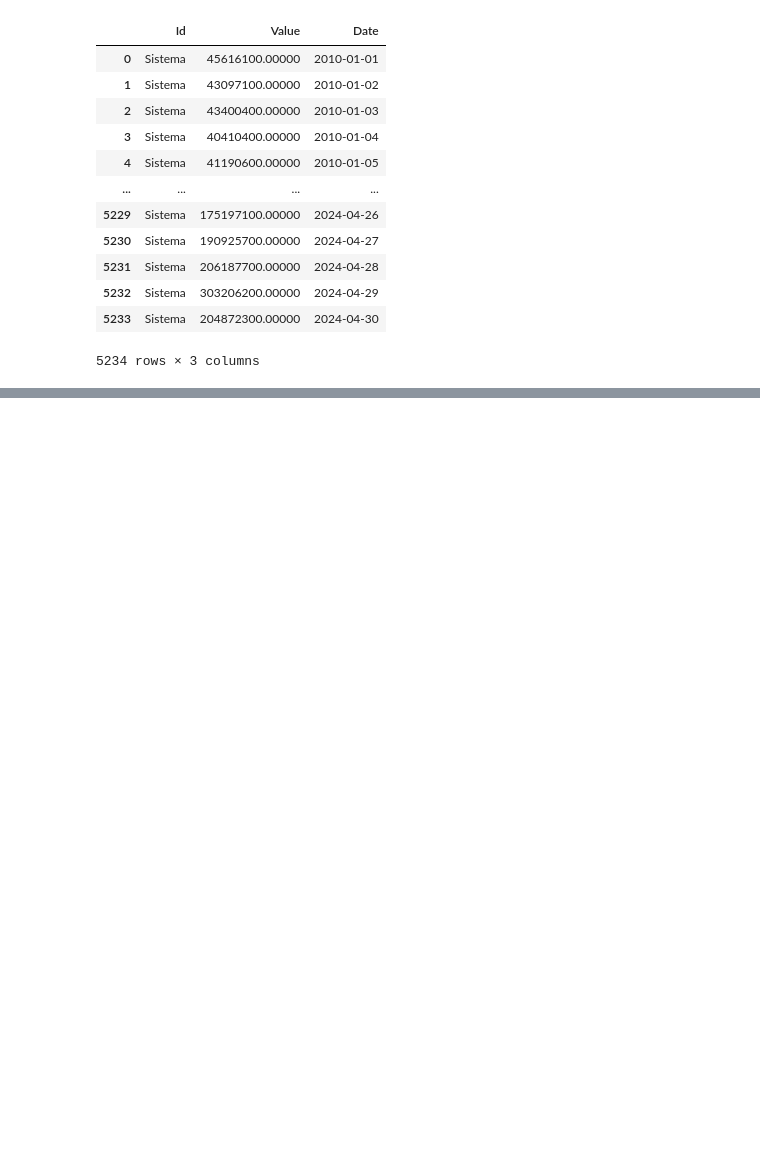
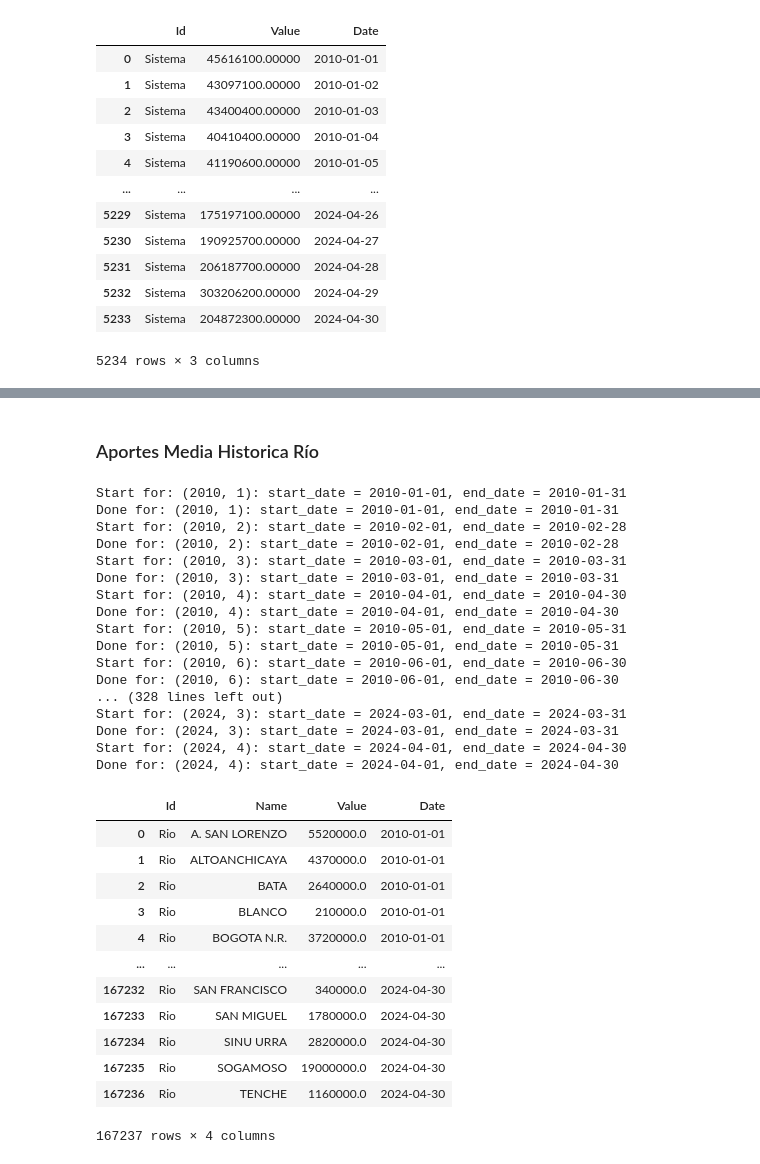
Before and after one commit to sistema-electrico-colombia/extraccion-datos-API, a Jupyter notebook: extraccion_datos_api_xm.ipynb, the cells around one changed output, grey strips where cells are left out. Drawn from its saved outputs; the diff is of its cells as text; code cells hidden in the pictures; blank space fills up the shorter version.

```diff
--- a/extraccion_datos_api_xm.ipynb
+++ b/extraccion_datos_api_xm.ipynb
@@ -642,0 +725,39 @@ df_aportes_energia_sistema.to_json('./data/aportes_energia_sistema.json', orient
+# %% [markdown]
+### Aportes Media Historica Río
+# %%
+date_dict = generate_date_dict(2010, 2024, 4)
+metric = "AporEnerMediHist"
+num_metric = 1
+df_aportes_energia_rio_media_historica = extract_metric(date_dict,metric,num_metric)
+df_aportes_energia_rio_media_historica
+# %% [output]
+Start for: (2010, 1): start_date = 2010-01-01, end_date = 2010-01-31
+Done for: (2010, 1): start_date = 2010-01-01, end_date = 2010-01-31
+Start for: (2010, 2): start_date = 2010-02-01, end_date = 2010-02-28
+Done for: (2010, 2): start_date = 2010-02-01, end_date = 2010-02-28
+Start for: (2010, 3): start_date = 2010-03-01, end_date = 2010-03-31
+Done for: (2010, 3): start_date = 2010-03-01, end_date = 2010-03-31
+Start for: (2010, 4): start_date = 2010-04-01, end_date = 2010-04-30
+Done for: (2010, 4): start_date = 2010-04-01, end_date = 2010-04-30
+Start for: (2010, 5): start_date = 2010-05-01, end_date = 2010-05-31
+Done for: (2010, 5): start_date = 2010-05-01, end_date = 2010-05-31
+Start for: (2010, 6): start_date = 2010-06-01, end_date = 2010-06-30
+Done for: (2010, 6): start_date = 2010-06-01, end_date = 2010-06-30
+... (328 lines left out)
+Start for: (2024, 3): start_date = 2024-03-01, end_date = 2024-03-31
+Done for: (2024, 3): start_date = 2024-03-01, end_date = 2024-03-31
+Start for: (2024, 4): start_date = 2024-04-01, end_date = 2024-04-30
+Done for: (2024, 4): start_date = 2024-04-01, end_date = 2024-04-30
+|  | Id | Name | Value | Date |
+| 0 | Rio | A. SAN LORENZO | 5520000.0 | 2010-01-01 |
+| 1 | Rio | ALTOANCHICAYA | 4370000.0 | 2010-01-01 |
+| 2 | Rio | BATA | 2640000.0 | 2010-01-01 |
+| 3 | Rio | BLANCO | 210000.0 | 2010-01-01 |
+| 4 | Rio | BOGOTA N.R. | 3720000.0 | 2010-01-01 |
+| ... | ... | ... | ... | ... |
+| 167232 | Rio | SAN FRANCISCO | 340000.0 | 2024-04-30 |
+| 167233 | Rio | SAN MIGUEL | 1780000.0 | 2024-04-30 |
+| 167234 | Rio | SINU URRA | 2820000.0 | 2024-04-30 |
+| 167235 | Rio | SOGAMOSO | 19000000.0 | 2024-04-30 |
+| 167236 | Rio | TENCHE | 1160000.0 | 2024-04-30 |
+167237 rows × 4 columns
```
Also changed, not shown: parts of 7 cells of this notebook.
